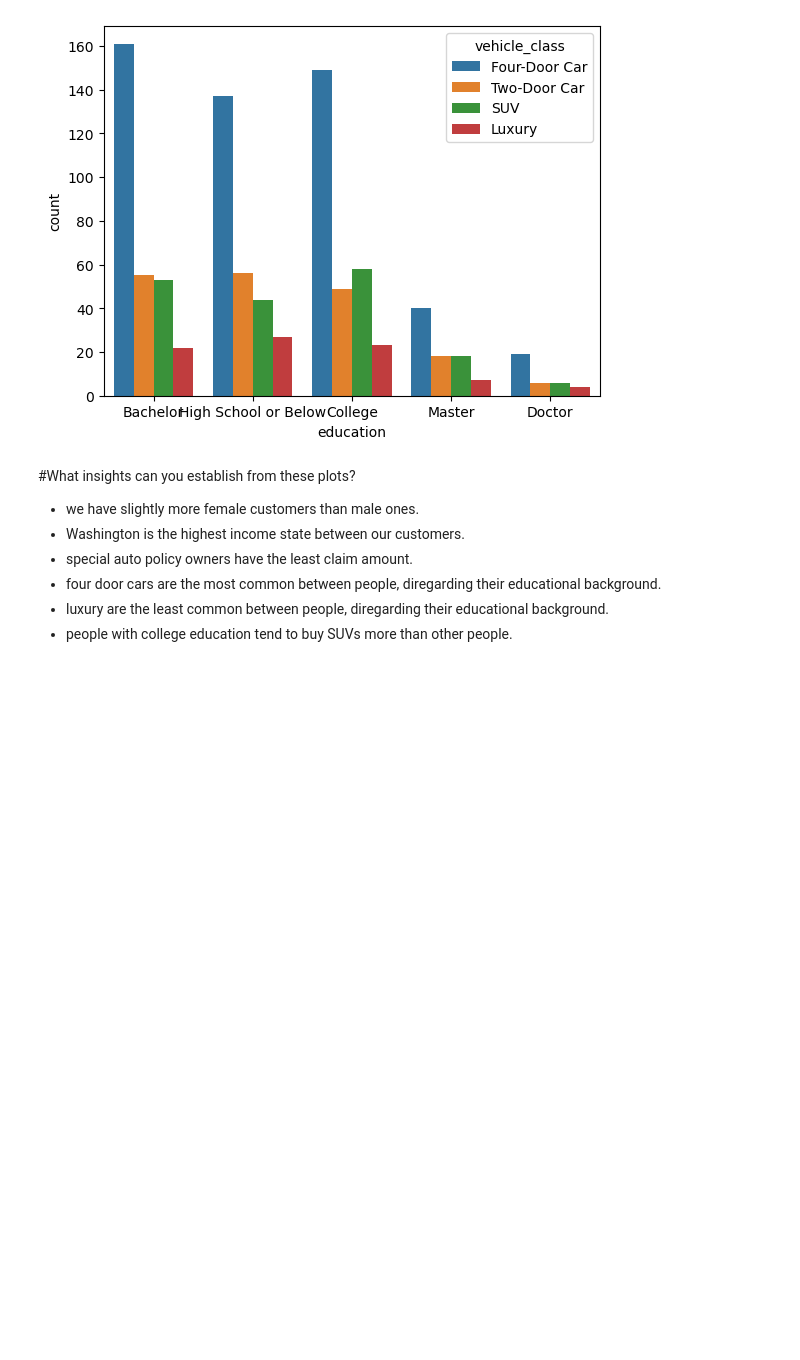
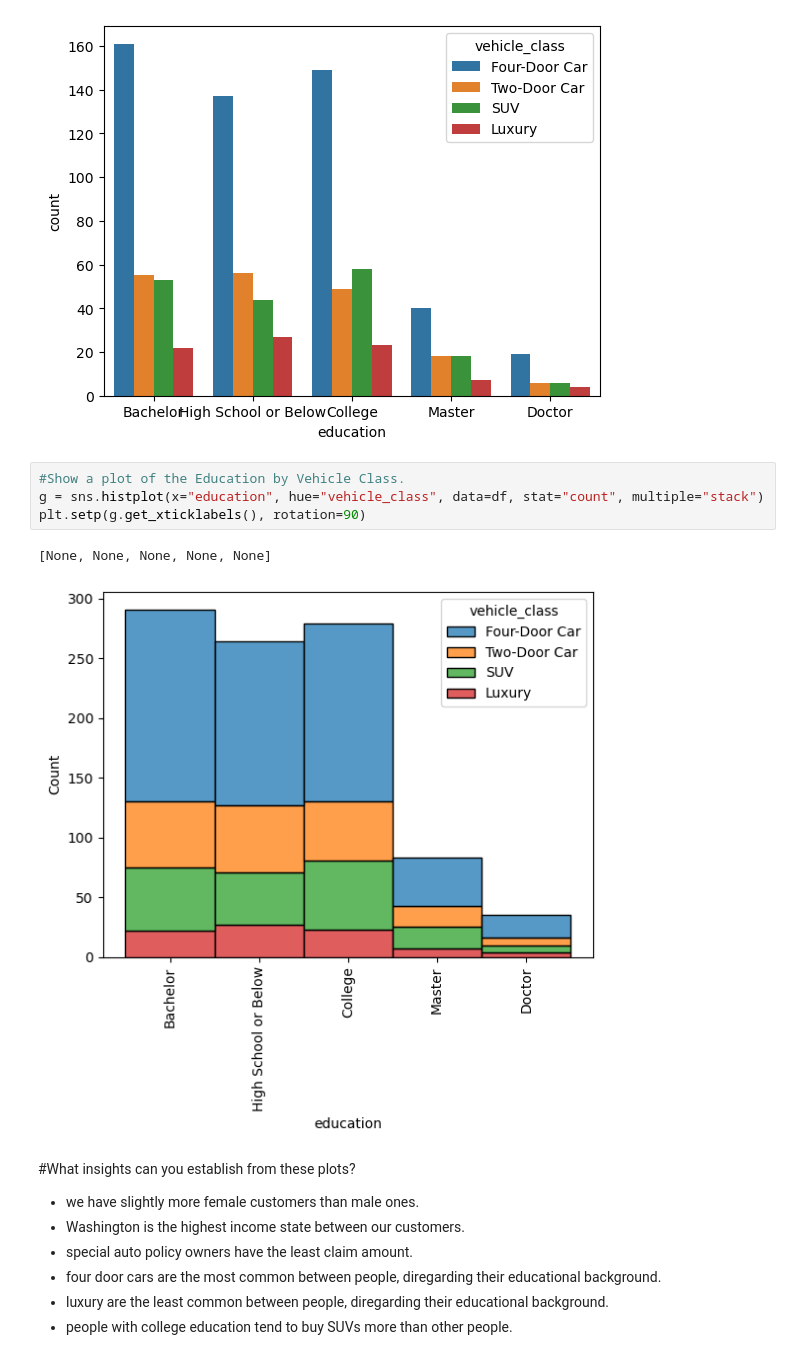
Before and after one commit to MawadaKa/lab-dw-data-cleaning-and-formatting, a Jupyter notebook: lab-dw-data-cleaning-and-formatting.ipynb, the cells around one changed output. Saved outputs shown, nothing was run; the diff lists cells and outputs as text; blank space fills up the shorter version.

```diff
--- a/lab-dw-data-cleaning-and-formatting.ipynb
+++ b/lab-dw-data-cleaning-and-formatting.ipynb
@@ -370,6 +374,13 @@ sns.countplot(x='education', hue='vehicle_class', data=df)
 plt.show()
 # %% [output]
 [figure]
+# %%
+#Show a plot of the Education by Vehicle Class.
+g = sns.histplot(x="education", hue="vehicle_class", data=df, stat="count", multiple="stack")
+plt.setp(g.get_xticklabels(), rotation=90)
+# %% [output]
+[None, None, None, None, None]
+[figure, added]
 # %% [markdown]
 #What insights can you establish from these plots?
 - we have slightly more female customers than male ones.
```
Also changed, not shown: parts of 9 cells of this notebook.
